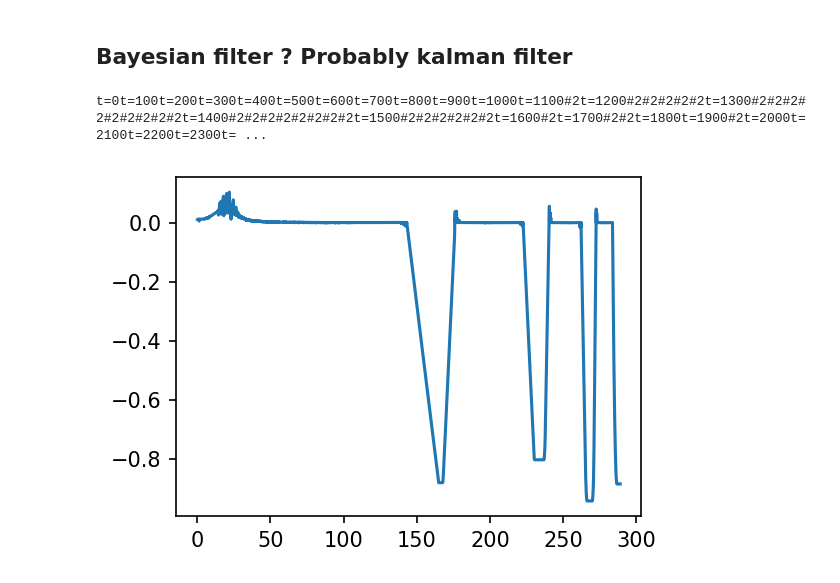
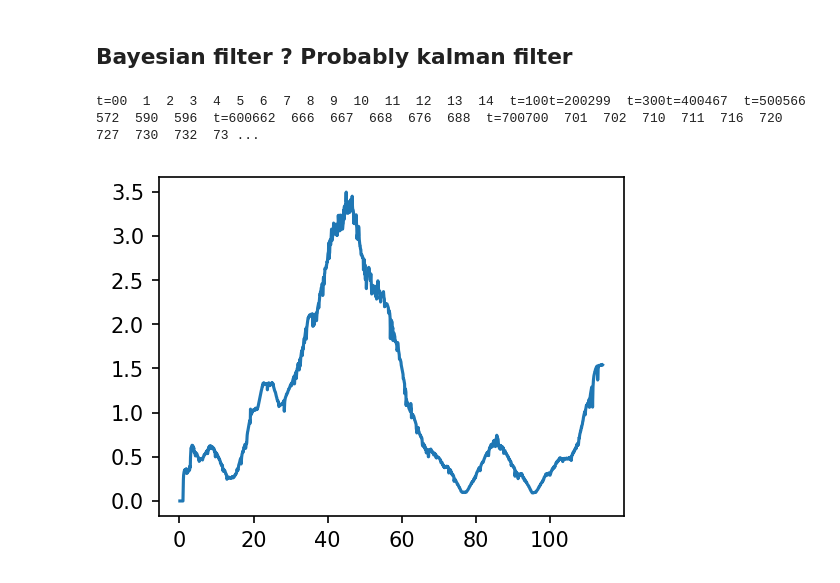
Before and after one commit to Laserbean/ENMT482_Ass1, a Jupyter notebook: Assignment1.ipynb, the cells around one changed output. Drawn from its saved outputs; the diff is of its cells as text; code cells hidden in the pictures.

```diff
--- a/Assignment1.ipynb
+++ b/Assignment1.ipynb
@@ -751,7 +751,7 @@ g_blue = 0
 x_estimate = np.array([0])
 x_now = 0
 
-tooFar = 0.2
+tooFar = 0.3
 theend = len(time)-1
 for t in range(0, theend): #len(time)
     if (np.mod(t, 100) == 0) :
@@ -771,7 +771,7 @@ for t in range(0, theend): #len(time)
 
 
 
-    g_sonar, _= invertH(h_sn1, sonar1[t])
+    g_sonar= invertH(h_sn1, sonar1[t])
     varsn1 = var_x_sn1[findIndex2(g_sonar, xaxis_sn1)]
     # varsn1 = 0.8
 
@@ -860,8 +860,10 @@ print(range_est[0:10])
 # %% [markdown]
 ## Bayesian filter ? Probably kalman filter
 # %%
+from scipy.optimize import minimize_scalar
 
-range_est = np.array([])
+
+range_est_KF = np.array([])
 dt = 0.06
 g_blue = 0
 
@@ -872,8 +874,16 @@ x_now = 0
 var_x_posterior = 0.1
 x_posterior = 0
 
-tooFar = 0.5
+tooFar = 0.3
 theend = len(time)-1
+
+
+
+def xML(h_func, guess, var):
+    xml_1 = lambda x: ((guess-h_func(x))/var)**2
+    return minimize_scalar(xml_1).x
+
+
 for t in range(0, theend): #len(time)
     if (np.mod(t, 100) == 0) :
         print(f"t={t}", end = "")
@@ -884,52 +894,64 @@ for t in range(0, theend): #len(time)
 
 
 
-    g_sonar, _= invertH(h_sn1, sonar1[t])
-    varsn1 = var_x_sn1[findIndex2(g_sonar, xaxis_sn1)]
+    g_sonar = invertH(h_sn1, sonar1[t])
+
+    # v_varsn1 = var_x_sn1[findIndex2(g_sonar, xaxis_sn1)]
+    # g_sonar = xML(h_sn1, g_sonar, v_varsn1)
+
+    v_varsn1 = err_var_sn1
+    varsn1 = v_varsn1
+    # varsn1 = v_varsn1/(diff(h_sn1, g_sonar))**2
     # varsn1 = 0.8
 
     if (np.abs(x_posterior - g_sonar) < tooFar):
+
         topsum += g_sonar/varsn1
         totalvar += 1/varsn1
 
-    # if not np.isnan(x_posterior):
-    #     print("aaaaaaaaaa")
+
     g_1ir3, g_2ir3 = ambInvertH(h_ir3, raw_ir3[t], mid=1)
-    # if (not g_1ir3 == None and not g_2ir3 == None):
-    #     if np.abs(g_1ir3 -g_blue) < np.abs(g_2ir3 -g_blue):
-    #         g_2ir3 = None
-    #     else:
-    #         g_1ir3 = None
+
 
     if (not g_1ir3 == None and np.abs(x_posterior - g_1ir3) < tooFar):
-        varir31 = var_x_ir3[findIndex2(g_1ir3, xaxis_ir3)]
+        # v_varir31 = var_x_ir3[findIndex2(g_1ir3, xaxis_ir3)]
+        # g_1ir3 = xML(h_ir3, g_1ir3, v_varir31)
+
+        v_varir31 = err_var_ir3
+        varir31 = v_varir31 / (diff(h_ir3, g_1ir3))**2
         # varir31 = 0.5
         topsum += g_1ir3/varir31
         totalvar += 1/varir31
 
     if (not g_2ir3 == None and np.abs(x_posterior - g_2ir3) < tooFar):
-        varir32 = var_x_ir3[findIndex2(g_2ir3, xaxis_ir3)]
+        # v_varir32 = var_x_ir3[findIndex2(g_2ir3, xaxis_ir3)]
+        # g_2ir3 = xML(h_ir3, g_2ir3, v_varir32)
+
+        v_varir32 = err_var_ir3
+        varir31 = v_varir32 / (diff(h_ir3, g_2ir3))**2
         # varir32 = 0.5
         topsum += g_2ir3/varir32
         totalvar += 1/varir32
 
     g_1ir4, g_2ir4 = ambInvertH(h_ir4, raw_ir4[t], mid=0.44)
 
-    # if (not g_1ir4 == None and not g_2ir4 == None):
-    #     if np.abs(g_1ir4 -g_blue) < np.abs(g_2ir4 -g_blue):
-    #         g_2ir4 = None
-    #     else:
-    #         g_1ir4 = None
-
 
 
     if (not g_1ir4 == None and np.abs(x_posterior - g_1ir4) < tooFar):
-        varir41 = var_x_ir4[findIndex2(g_1ir4, xaxis_ir4)]
+        # v_varir41 = var_x_ir4[findIndex2(g_1ir4, xaxis_ir4)]
+        # g_1ir4 = xML(h_ir4, g_1ir4, v_varir41)
+
+        v_varir41 = err_var_ir4
+        varir41 = v_varir41 / (diff(h_ir4, g_1ir4))**2
         # varir41 = 0.5
         topsum += g_1ir4/varir41
         totalvar += 1/varir41
     if (not g_2ir4 == None and np.abs(x_posterior - g_2ir4) < tooFar):
-        varir42 = var_x_ir4[findIndex2(g_2ir4, xaxis_ir4)]
+        # v_varir42 = var_x_ir4[findIndex2(g_2ir4, xaxis_ir4)]
+        # g_2ir4 = xML(h_ir4, g_2ir4, v_varir42)
+
+        v_varir42 = err_var_ir4
+        varir42 = v_varir42 / (diff(h_ir4, g_2ir4))**2
         # varir42 =0.5
         topsum += g_2ir4/varir42
 
@@ -956,39 +978,41 @@ for t in range(0, theend): #len(time)
         #calculates new x_posterior
         totalvar *= K_now
         x_posterior = x_prior/var_x_posterior + g_blue/totalvar
-        x_posterior/= (1/var_x_posterior) * (1/totalvar)
+        x_posterior/= (1/var_x_posterior) +(1/totalvar)
+        # print(t)
     else:
+        print(t, end = "  ")
         x_posterior = X_now(x_posterior, velocity_command[t-1], dt   )#   , W(x_estimate[i-1], command[i-1], dt))
 
 
     if (np.isnan(x_posterior)):
         print(f"x_posterior nan at t = {t}")
         print(var_x_prior)
         print(K_now)
         # if (np.isnan(var_x_posterior)):
         #     print("var_x_posterior")
         # if (np.isnan(K_now)):
         #     print("K_now")
 
         break
 
     # if (not np.isnan(g_blue)):
     #     x_posterior = x_prior/var_x_posterior + g_blue/totalvar
     # else:
     #     x_posterior = x_prior
     # x_posterior /=
 
 
 
 
-    range_est = np.append(range_est, x_posterior)
+    range_est_KF = np.append(range_est_KF, x_posterior)
 
 
 
     # print(g_blue)
 plt.figure(figsize=(4,3), dpi = 150 )
-plt.plot(time[0:theend], range_est)
+plt.plot(time[0:theend], range_est_KF)
 print(time[theend])
 # %% [output]
-t=0t=100t=200t=300t=400t=500t=600t=700t=800t=900t=1000t=1100#2t=1200#2#2#2#2#2t=1300#2#2#2#2#2#2#2#2#2t=1400#2#2#2#2#2#2#2#2t=1500#2#2#2#2#2#2t=1600#2t=1700#2#2t=1800t=1900#2t=2000t=2100t=2200t=2300t= ...
+t=00  1  2  3  4  5  6  7  8  9  10  11  12  13  14  t=100t=200299  t=300t=400467  t=500566  572  590  596  t=600662  666  667  668  676  688  t=700700  701  702  710  711  716  720  727  730  732  73 ...
-[figure, old version]
+[figure, new version]
```
Also changed, not shown: parts of 11 cells of this notebook.
